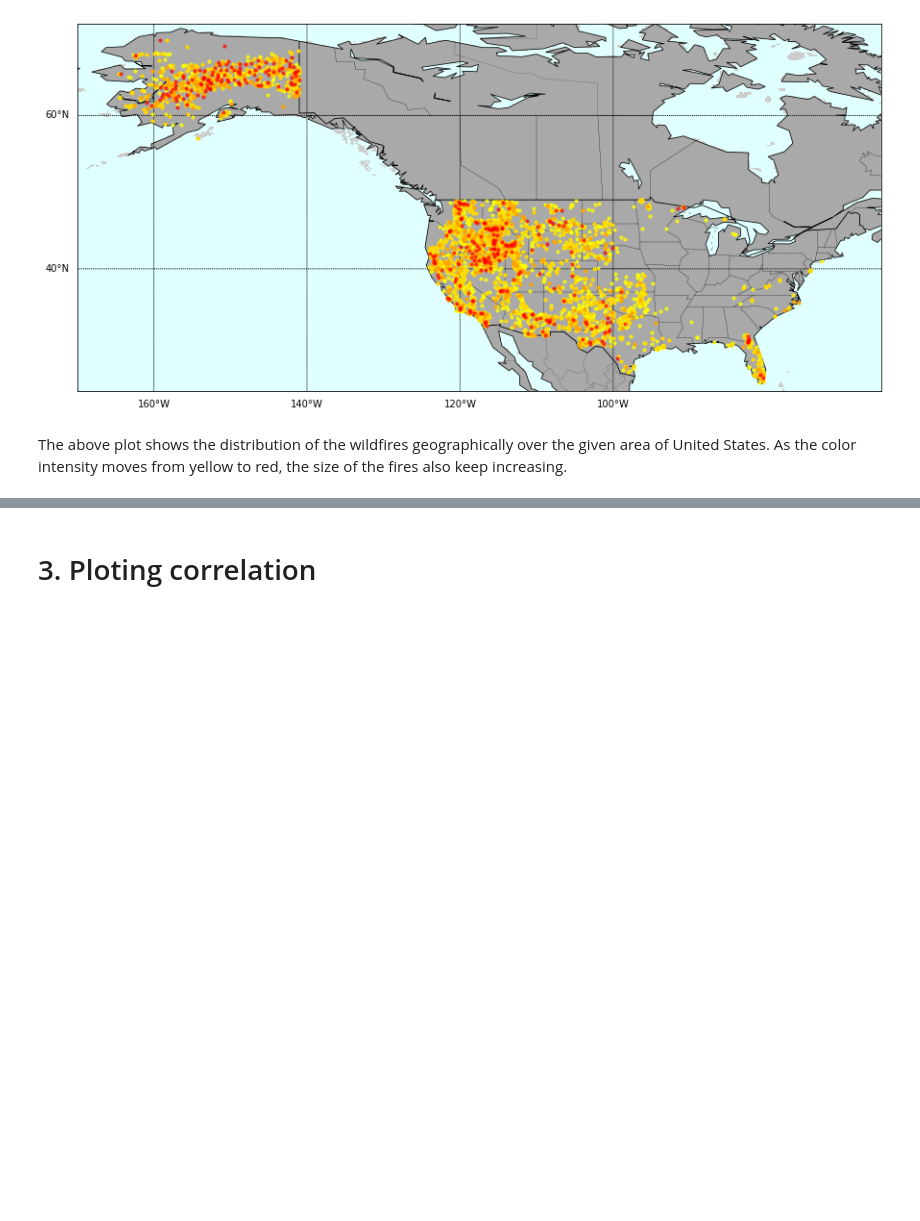
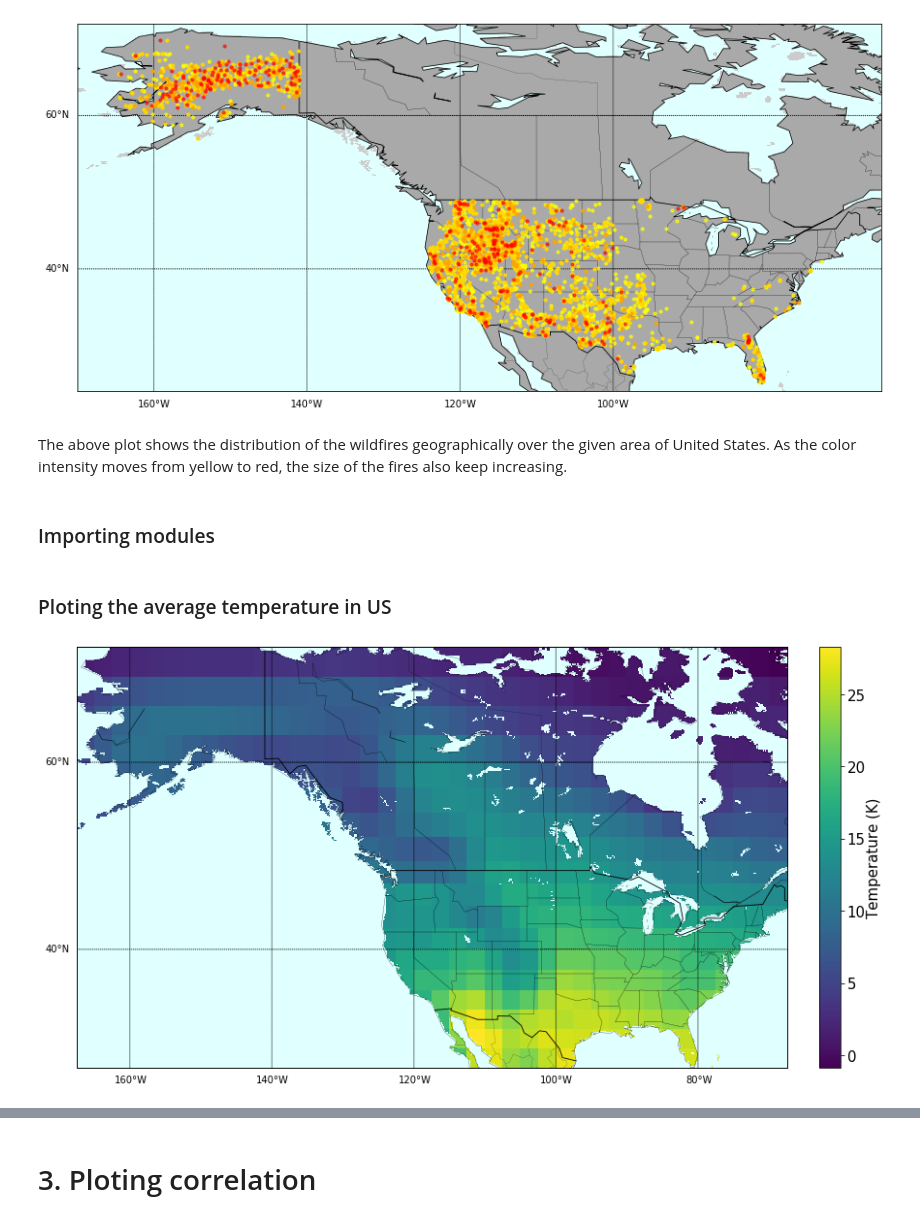
Before and after one commit to adityasant/ECE143_Project, a Jupyter notebook: main_notebook.ipynb, the cells around one changed output, grey strips where cells are left out. Cells and saved outputs as stored; diff of their text form; code cells hidden in the pictures; blank space fills up the shorter version.

```diff
--- a/main_notebook.ipynb
+++ b/main_notebook.ipynb
@@ -48,3 +48,5 @@ The dedent function was deprecated in Matplotlib 3.1 and will be removed in 3.3.
 [figure]
 # %% [markdown]
 The above plot shows the distribution of the wildfires geographically over the given area of United States. As the color intensity moves from yellow to red, the size of the fires also keep increasing.
+# %% [markdown]
+### Importing modules
@@ -50,0 +56,8 @@ The above plot shows the distribution of the wildfires geographically over the g
+# %% [markdown]
+### Ploting the average temperature in US
+# %%
+path = './Datasets/air.mon.mean.nc'
+cube = geo.process_cube_us(path)
+geo.plot_geometric_map(cube,"Temperature (K)",'viridis')
+# %% [output]
+[figure, added]
```
Also changed, not shown: parts of 3 cells of this notebook.
